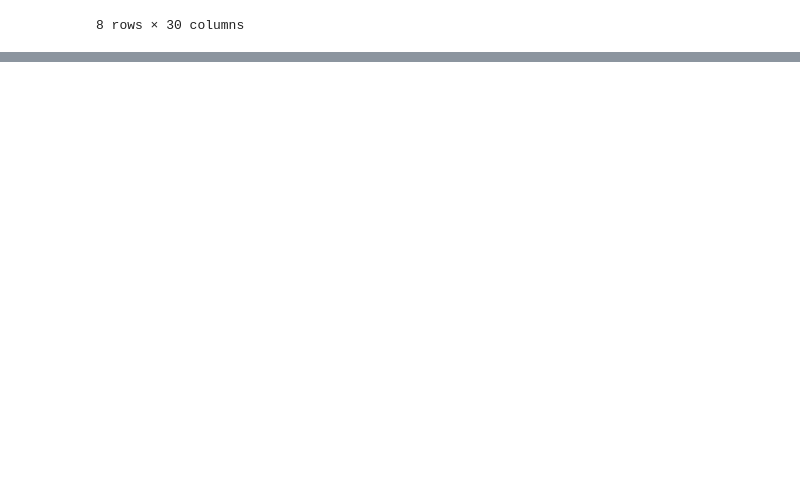
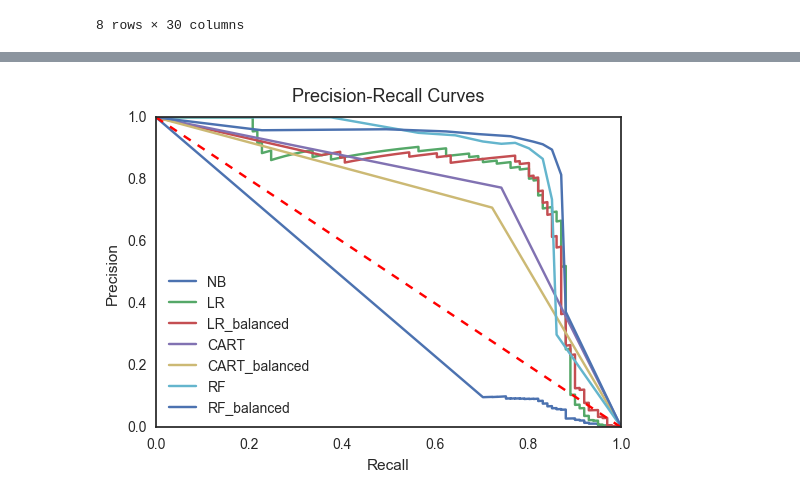
Before and after one commit to yanfei-wu/kaggle, a Jupyter notebook: fraud/notebook/FraudDetection.ipynb, the cells around one changed output, grey strips where cells are left out. Cells and saved outputs as stored; diff of their text form; code cells hidden in the pictures; blank space fills up the shorter version.

```diff
--- a/fraud/notebook/FraudDetection.ipynb
+++ b/fraud/notebook/FraudDetection.ipynb
@@ -203,7 +170,0 @@ plt.title('Model Comparison - ROC Curves', fontsize=13, y=1.03)
-# %%
-clf = LogisticRegression(random_state=0).fit(X_train, y_train)
-pred_proba = clf.predict_proba(X_test)
-fpr, tpr, thresholds = roc_curve(y_test, pred_proba[:, 1])
-plt.plot(fpr, tpr, label=label)
-plt.xlabel('False Positive Rate')
-plt.ylabel('True Positive Rate')
@@ -287,5 +170,0 @@ pred = ANN.predict(X_test)
-# %%
-precision, recall, thresholds = precision_recall_curve(y_test, pred)
-plt.plot(recall, precision, label=label)
-plt.xlabel('Recall')
-plt.ylabel('Precision')
@@ -315,0 +171,29 @@ ImportError: No module named 'unbalanced_dataset'
+# %%
+# models for test
+# these are all natually probabilistic classification algorithms
+# adjust class weight by setting 'class_weight' to 'balanced'
+models = []
+models.append(('NB', GaussianNB()))
+models.append(('LR', LogisticRegression(random_state=0)))
+models.append(('LR_balanced', LogisticRegression(random_state=0, class_weight='balanced')))
+models.append(('CART', DecisionTreeClassifier(random_state=0)))
+models.append(('CART_balanced', DecisionTreeClassifier(random_state=0, class_weight='balanced')))
+models.append(('RF', RandomForestClassifier(random_state=0)))
+models.append(('RF_balanced', RandomForestClassifier(random_state=0, class_weight='balanced')))
+# %%
+# compare the models using precision-recall curves
+for label, model in models:
+    # train the model
+    clf = model.fit(X_train, y_train)
+    pred_proba = clf.predict_proba(X_test)
+    # plot precision-recall cueve
+    precision, recall, thresholds = precision_recall_curve(y_test, pred_proba[:, 1])
+    plt.plot(recall, precision, label=label)
+
+plt.plot([0,1],[1,0],'r--')
+plt.xlabel('Recall')
+plt.ylabel('Precision')
+plt.legend(loc='lower left')
+plt.title('Precision-Recall Curves', fontsize=13, y=1.03);
+# %% [output]
+[figure, added]
```
Also changed, not shown: parts of 61 cells of this notebook.
